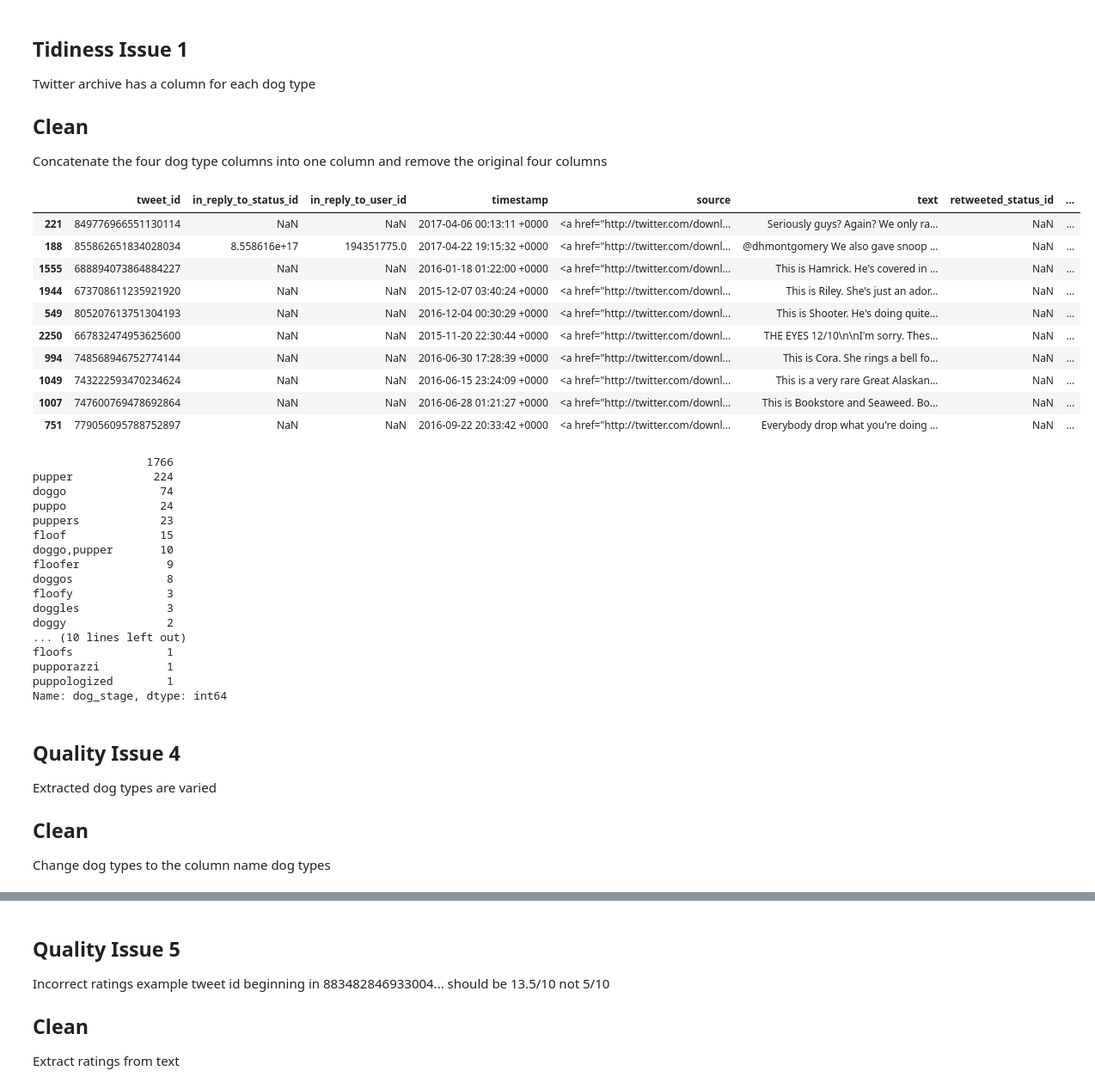
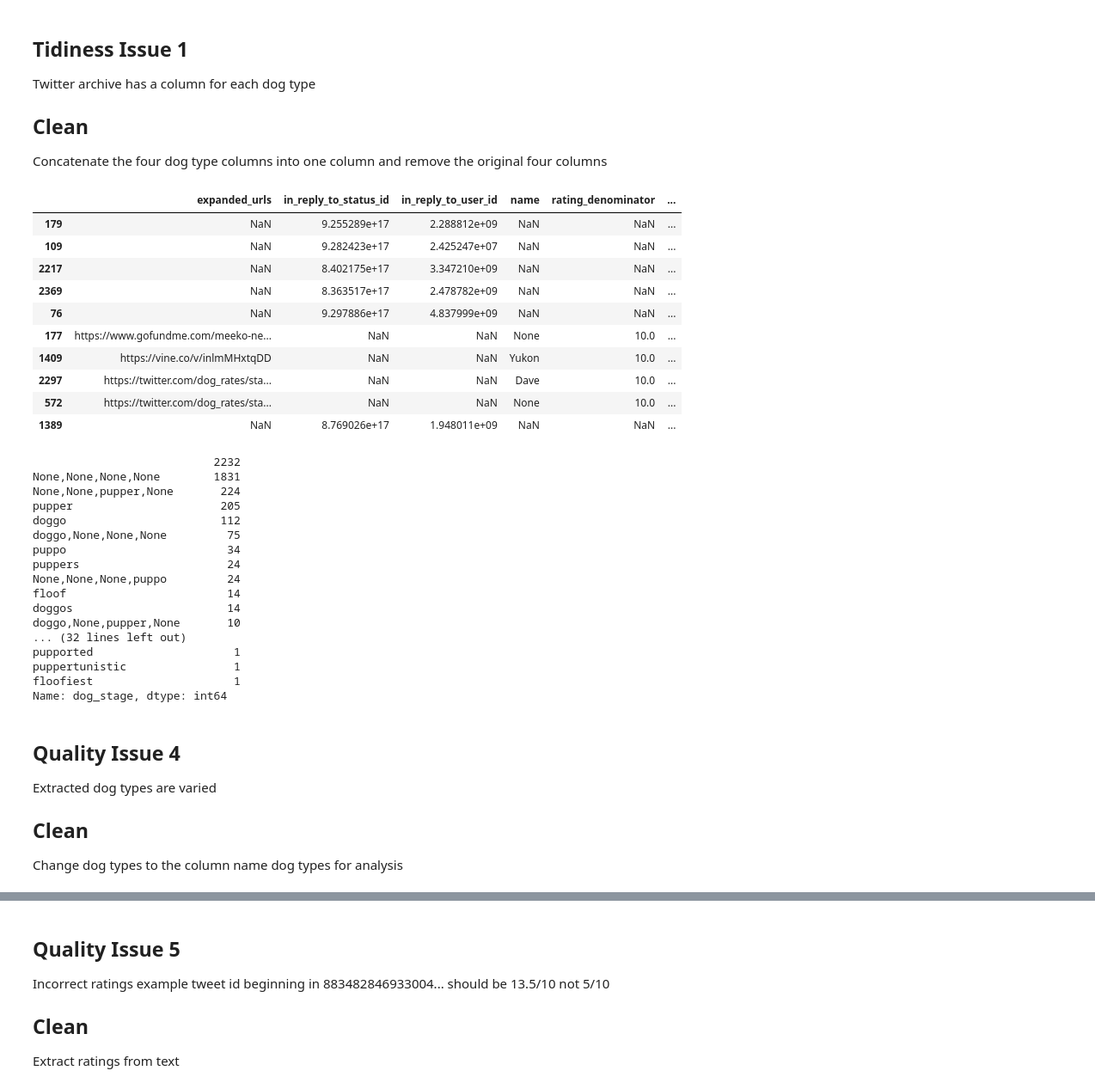
Before and after one commit to KattyP/DataWrangleProject, a Jupyter notebook: wrangle_act.ipynb, the cells around one changed output, grey strips where cells are left out. Shown at 86% size. Cells and saved outputs as stored; diff of their text form; code cells hidden in the pictures.

```diff
--- a/wrangle_act.ipynb
+++ b/wrangle_act.ipynb
@@ -565,0 +651,2 @@ twitter_archive_clean = twitter_archive_clean.drop(['duplicates', 'clean_id'], a
+# %%
+twitter_info_clean = pd.concat([twitter_archive_clean, new_tweet_info_clean])
@@ -572,9 +700,9 @@ Not all dog stages are recorded from the text
 
 Extract additional dog stages from the text
 # %%
-twitter_archive_clean['doggo'] = twitter_archive_clean['doggo'].replace('None', twitter_archive_clean.text.str.extract('(dogg\w*)', expand=False))
-twitter_archive_clean['floofer'] = twitter_archive_clean['floofer'].replace('None', twitter_archive_clean.text.str.extract('(floof\w*)', expand=False))
-twitter_archive_clean['pupper'] = twitter_archive_clean['pupper'].replace('None', twitter_archive_clean.text.str.extract('(pupper\w*)', expand=False))
-twitter_archive_clean['puppo'] = twitter_archive_clean['puppo'].replace('None', twitter_archive_clean.text.str.extract('(puppo\w*)', expand=False))
+twitter_info_clean['doggo'] = twitter_info_clean['doggo'].replace(np.nan, twitter_info_clean.text.str.extract('(dogg\w*)', expand=False))
+twitter_info_clean['floofer'] = twitter_info_clean['floofer'].replace(np.nan, twitter_info_clean.text.str.extract('(floof\w*)', expand=False))
+twitter_info_clean['pupper'] = twitter_info_clean['pupper'].replace(np.nan, twitter_info_clean.text.str.extract('(pupper\w*)', expand=False))
+twitter_info_clean['puppo'] = twitter_info_clean['puppo'].replace(np.nan, twitter_info_clean.text.str.extract('(puppo\w*)', expand=False))
 # %%
 # test
@@ -643,44 +793,44 @@ Twitter archive has a column for each dog type
 Concatenate the four dog type columns into one column and remove the original four columns
 # %%
 cols = ['doggo', 'floofer', 'pupper', 'puppo']
-twitter_archive_clean['dog_stage'] = twitter_archive_clean[cols].apply(lambda x: ','.join(x.dropna()), axis=1)
+twitter_info_clean['dog_stage'] = twitter_info_clean[cols].apply(lambda x: ','.join(x.dropna()), axis=1)
 # %%
-twitter_archive_clean = twitter_archive_clean.drop(['doggo', 'floofer', 'pupper', 'puppo'], axis=1)
+twitter_info_clean = twitter_info_clean.drop(['doggo', 'floofer', 'pupper', 'puppo'], axis=1)
 # %%
 # Test
 
-twitter_archive_clean.sample(10)
+twitter_info_clean.sample(10)
 # %% [output]
-|  | tweet_id | in_reply_to_status_id | in_reply_to_user_id | timestamp | source | text | retweeted_status_id | ... |
-| 221 | 849776966551130114 | NaN | NaN | 2017-04-06 00:13:11 +0000 | <a href="http://twitter.com/downl... | Seriously guys? Again? We only ra... | NaN | ... |
-| 188 | 855862651834028034 | 8.558616e+17 | 194351775.0 | 2017-04-22 19:15:32 +0000 | <a href="http://twitter.com/downl... | @dhmontgomery We also gave snoop ... | NaN | ... |
-| 1555 | 688894073864884227 | NaN | NaN | 2016-01-18 01:22:00 +0000 | <a href="http://twitter.com/downl... | This is Hamrick. He's covered in ... | NaN | ... |
-| 1944 | 673708611235921920 | NaN | NaN | 2015-12-07 03:40:24 +0000 | <a href="http://twitter.com/downl... | This is Riley. She's just an ador... | NaN | ... |
-| 549 | 805207613751304193 | NaN | NaN | 2016-12-04 00:30:29 +0000 | <a href="http://twitter.com/downl... | This is Shooter. He's doing quite... | NaN | ... |
-| 2250 | 667832474953625600 | NaN | NaN | 2015-11-20 22:30:44 +0000 | <a href="http://twitter.com/downl... | THE EYES 12/10\n\nI'm sorry. Thes... | NaN | ... |
-| 994 | 748568946752774144 | NaN | NaN | 2016-06-30 17:28:39 +0000 | <a href="http://twitter.com/downl... | This is Cora. She rings a bell fo... | NaN | ... |
-| 1049 | 743222593470234624 | NaN | NaN | 2016-06-15 23:24:09 +0000 | <a href="http://twitter.com/downl... | This is a very rare Great Alaskan... | NaN | ... |
-| 1007 | 747600769478692864 | NaN | NaN | 2016-06-28 01:21:27 +0000 | <a href="http://twitter.com/downl... | This is Bookstore and Seaweed. Bo... | NaN | ... |
-| 751 | 779056095788752897 | NaN | NaN | 2016-09-22 20:33:42 +0000 | <a href="http://twitter.com/downl... | Everybody drop what you're doing ... | NaN | ... |
+|  | expanded_urls | in_reply_to_status_id | in_reply_to_user_id | name | rating_denominator | ... |
+| 179 | NaN | 9.255289e+17 | 2.288812e+09 | NaN | NaN | ... |
+| 109 | NaN | 9.282423e+17 | 2.425247e+07 | NaN | NaN | ... |
+| 2217 | NaN | 8.402175e+17 | 3.347210e+09 | NaN | NaN | ... |
+| 2369 | NaN | 8.363517e+17 | 2.478782e+09 | NaN | NaN | ... |
+| 76 | NaN | 9.297886e+17 | 4.837999e+09 | NaN | NaN | ... |
+| 177 | https://www.gofundme.com/meeko-ne... | NaN | NaN | None | 10.0 | ... |
+| 1409 | https://vine.co/v/inlmMHxtqDD | NaN | NaN | Yukon | 10.0 | ... |
+| 2297 | https://twitter.com/dog_rates/sta... | NaN | NaN | Dave | 10.0 | ... |
+| 572 | https://twitter.com/dog_rates/sta... | NaN | NaN | None | 10.0 | ... |
+| 1389 | NaN | 8.769026e+17 | 1.948011e+09 | NaN | NaN | ... |
 # %%
-twitter_archive_clean['dog_stage'].value_counts()
+twitter_info_clean['dog_stage'].value_counts()
 # %% [output]
-                 1766
-pupper            224
-doggo              74
-puppo              24
-puppers            23
-floof              15
-doggo,pupper       10
-floofer             9
-doggos              8
-floofy              3
-doggles             3
-doggy               2
-... (10 lines left out)
-floofs              1
-pupporazzi          1
-puppologized        1
+                           2232
+None,None,None,None        1831
+None,None,pupper,None       224
+pupper                      205
+doggo                       112
+doggo,None,None,None         75
+puppo                        34
+puppers                      24
+None,None,None,puppo         24
+floof                        14
+doggos                       14
+doggo,None,pupper,None       10
+... (32 lines left out)
+pupported                     1
+puppertunistic                1
+floofiest                     1
 Name: dog_stage, dtype: int64
 # %% [markdown]
 ## Quality Issue 4
@@ -689,5 +839,5 @@ Extracted dog types are varied
 
 ## Clean
 
-Change dog types to the column name dog types
+Change dog types to the column name dog types for analysis
 # %%
```
Also changed, not shown: parts of 56 cells of this notebook.
